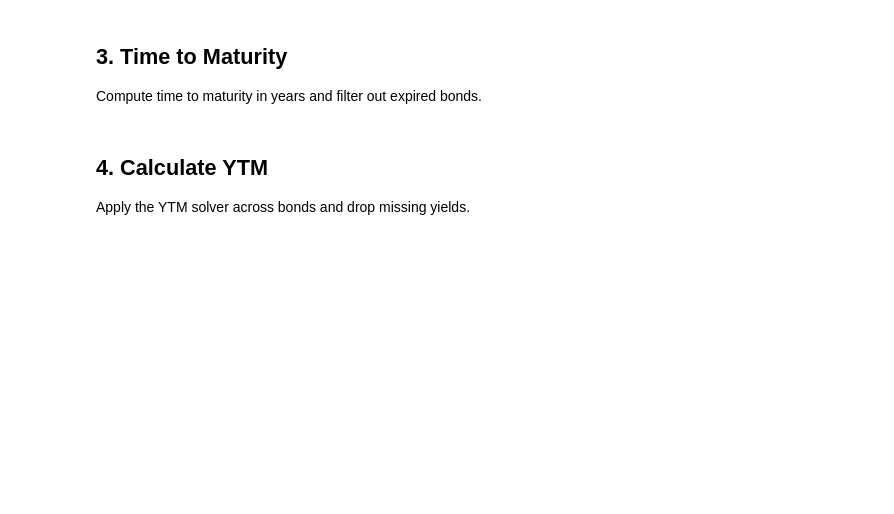
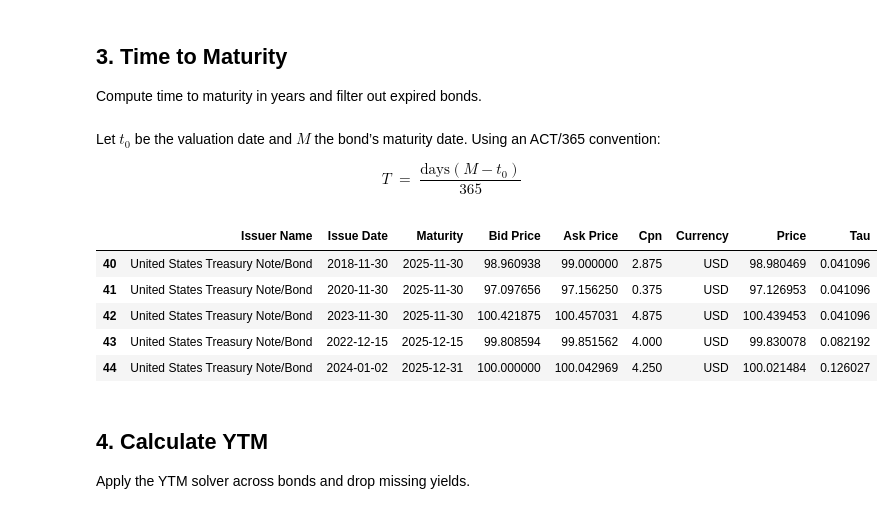
Before and after one commit to IshaPatro/Yield-Curve-Valuation, a Jupyter notebook: yield_curve_construction.ipynb, the cells around one changed output. Cells and saved outputs as stored; diff of their text form; code cells hidden in the pictures; blank space fills up the shorter version.

```diff
--- a/yield_curve_construction.ipynb
+++ b/yield_curve_construction.ipynb
@@ -57,16 +76,25 @@ def compute_ytm(price, coupon_rate, maturity_years, freq=2, FV=100):
 # %% [markdown]
 ## 3. Time to Maturity
 Compute time to maturity in years and filter out expired bonds.
+# %% [markdown]
+Let $t_{0}$ be the valuation date and $M$ the bond’s maturity date. Using an ACT/365 convention:
+
+$$
+T \;=\; \frac{\text{days}\!\left(M - t_{0}\right)}{365}
+$$
 # %%
-
- # -----------------------------------------------------------
- # 3. CLEAN UP + COMPUTE TIME TO MATURITY
- # -----------------------------------------------------------
-
 today = pd.Timestamp.today()
 
 treasury_bonds["Tau"] = (treasury_bonds["Maturity"] - today).dt.days / 365
-treasury_bonds = treasury_bonds[treasury_bonds["Tau"] > 0]  # remove expired
+treasury_bonds = treasury_bonds[treasury_bonds["Tau"] > 0]
+treasury_bonds.head()
+# %% [output]
+|  | Issuer Name | Issue Date | Maturity | Bid Price | Ask Price | Cpn | Currency | Price | Tau |
+| 40 | United States Treasury Note/Bond | 2018-11-30 | 2025-11-30 | 98.960938 | 99.000000 | 2.875 | USD | 98.980469 | 0.041096 |
+| 41 | United States Treasury Note/Bond | 2020-11-30 | 2025-11-30 | 97.097656 | 97.156250 | 0.375 | USD | 97.126953 | 0.041096 |
+| 42 | United States Treasury Note/Bond | 2023-11-30 | 2025-11-30 | 100.421875 | 100.457031 | 4.875 | USD | 100.439453 | 0.041096 |
+| 43 | United States Treasury Note/Bond | 2022-12-15 | 2025-12-15 | 99.808594 | 99.851562 | 4.000 | USD | 99.830078 | 0.082192 |
+| 44 | United States Treasury Note/Bond | 2024-01-02 | 2025-12-31 | 100.000000 | 100.042969 | 4.250 | USD | 100.021484 | 0.126027 |
 # %% [markdown]
 ## 4. Calculate YTM
 Apply the YTM solver across bonds and drop missing yields.
```
Also changed, not shown: parts of 9 cells of this notebook.
